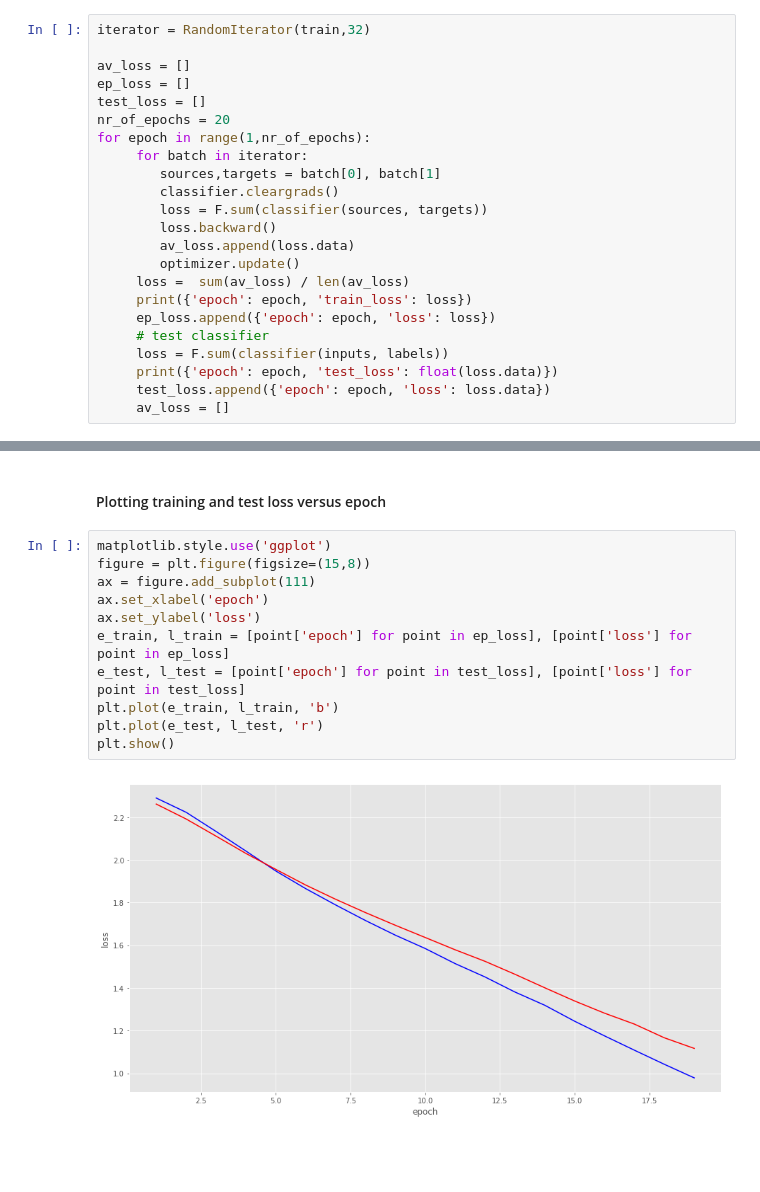
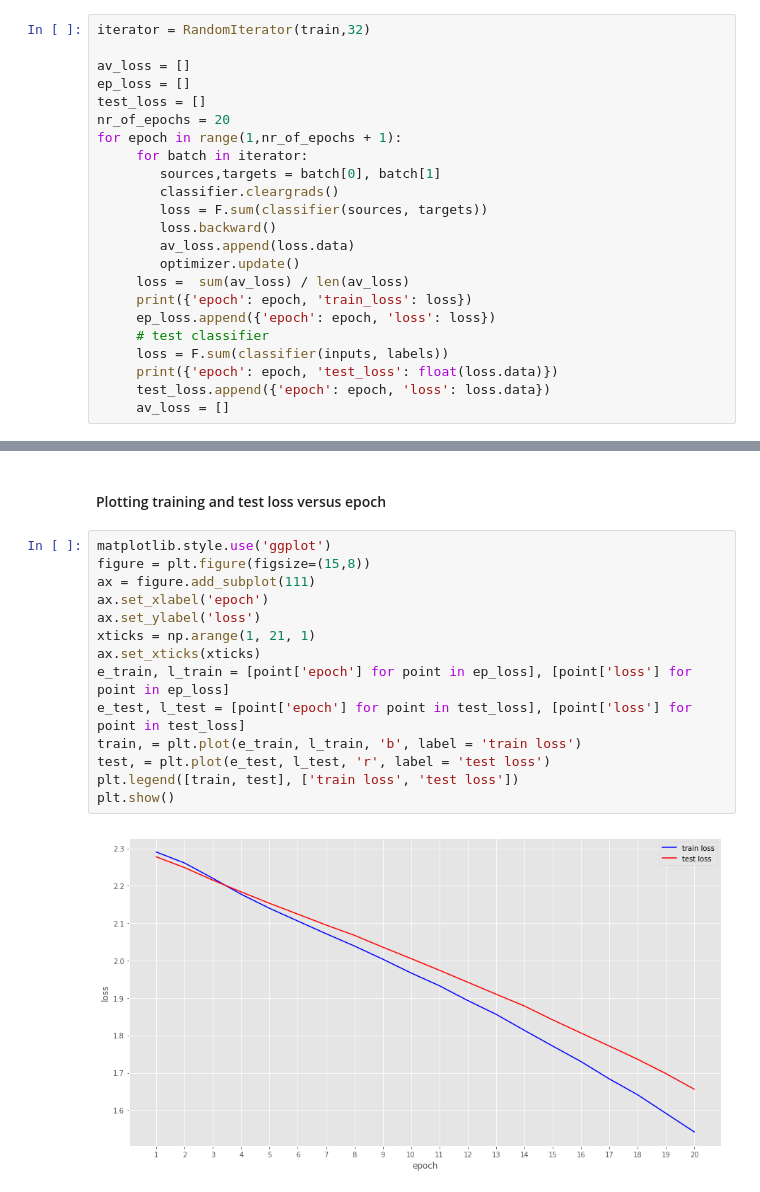
Before and after one commit to pieterwolfert/ccn, a Jupyter notebook: assignment1/Assignment1.ipynb, the cells around one changed output, grey strips where cells are left out. Saved outputs shown, nothing was run; the diff lists cells and outputs as text; blank space fills up the shorter version.

Commit message:
Added labels and edited x-axis of plots

```diff
--- a/assignment1/Assignment1.ipynb
+++ b/assignment1/Assignment1.ipynb
@@ -83,7 +83,7 @@ av_loss = []
 ep_loss = []
 test_loss = []
 nr_of_epochs = 20
-for epoch in range(1,nr_of_epochs):
+for epoch in range(1,nr_of_epochs + 1):
      for batch in iterator:
         sources,targets = batch[0], batch[1]
         classifier.cleargrads()
@@ -122,13 +122,16 @@ for epoch in range(1,nr_of_epochs):
 # %%
 matplotlib.style.use('ggplot')
 figure = plt.figure(figsize=(15,8))
 ax = figure.add_subplot(111)
 ax.set_xlabel('epoch')
 ax.set_ylabel('loss')
+xticks = np.arange(1, 21, 1)
+ax.set_xticks(xticks)
 e_train, l_train = [point['epoch'] for point in ep_loss], [point['loss'] for point in ep_loss]
 e_test, l_test = [point['epoch'] for point in test_loss], [point['loss'] for point in test_loss]
-plt.plot(e_train, l_train, 'b')
-plt.plot(e_test, l_test, 'r')
+train, = plt.plot(e_train, l_train, 'b', label = 'train loss')
+test, = plt.plot(e_test, l_test, 'r', label = 'test loss')
+plt.legend([train, test], ['train loss', 'test loss'])
 plt.show()
 # %% [output]
-[figure, old version]
+[figure, new version]
```
Also changed, not shown: parts of 5 cells of this notebook, 1 other file.
